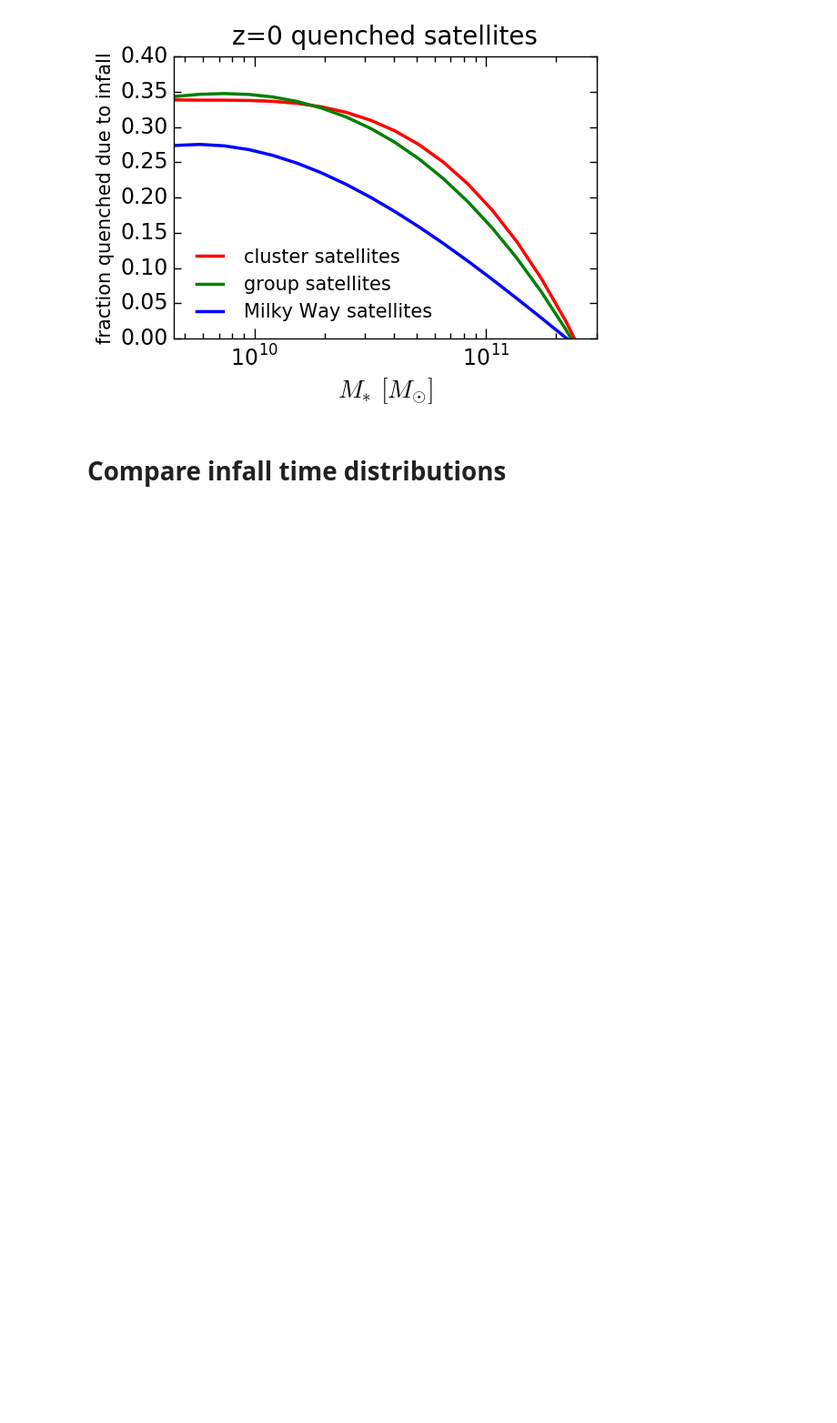
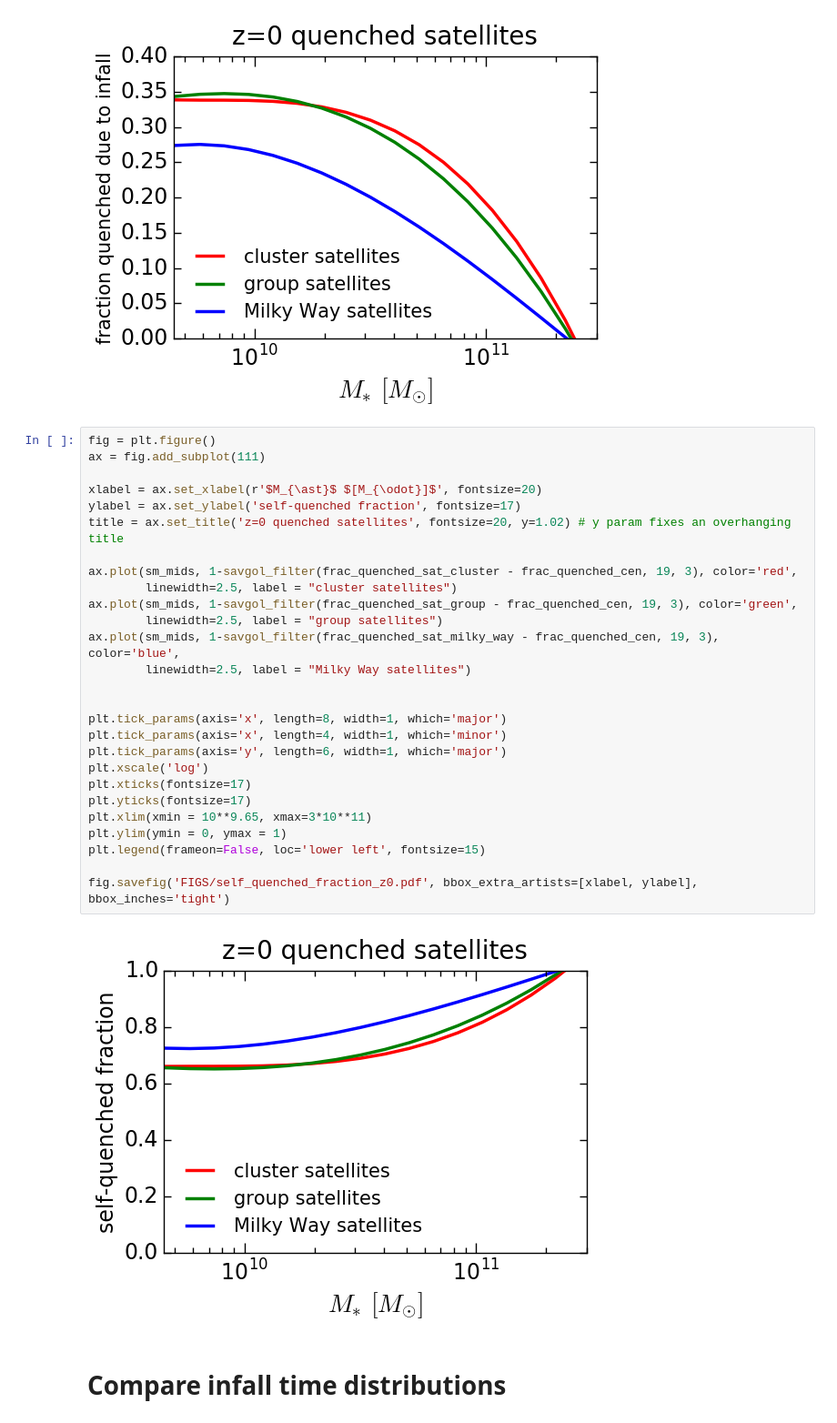
Before and after one commit to aphearin/time_evolving_cam_utils, a Jupyter notebook: fraction_quenched_after_infall.ipynb, the cells around one changed output. Shown at 91% size. Drawn from its saved outputs; the diff is of its cells as text; blank space fills up the shorter version.

Commit message:
Added self-quenched fraction plot

```diff
--- a/fraction_quenched_after_infall.ipynb
+++ b/fraction_quenched_after_infall.ipynb
@@ -255,6 +255,35 @@ plt.legend(frameon=False, loc='lower left', fontsize=15)
 fig.savefig('FIGS/infall_caused_quenched_fraction_z0.pdf', bbox_extra_artists=[xlabel, ylabel], bbox_inches='tight')
 # %% [output]
 [figure]
+# %%
+fig = plt.figure()
+ax = fig.add_subplot(111)
+
+xlabel = ax.set_xlabel(r'$M_{\ast}$ $[M_{\odot}]$', fontsize=20)
+ylabel = ax.set_ylabel('self-quenched fraction', fontsize=17)
+title = ax.set_title('z=0 quenched satellites', fontsize=20, y=1.02) # y param fixes an overhanging title
+
+ax.plot(sm_mids, 1-savgol_filter(frac_quenched_sat_cluster - frac_quenched_cen, 19, 3), color='red',
+        linewidth=2.5, label = "cluster satellites")
+ax.plot(sm_mids, 1-savgol_filter(frac_quenched_sat_group - frac_quenched_cen, 19, 3), color='green',
+        linewidth=2.5, label = "group satellites")
+ax.plot(sm_mids, 1-savgol_filter(frac_quenched_sat_milky_way - frac_quenched_cen, 19, 3), color='blue',
+        linewidth=2.5, label = "Milky Way satellites")
+
+
+plt.tick_params(axis='x', length=8, width=1, which='major')
+plt.tick_params(axis='x', length=4, width=1, which='minor')
+plt.tick_params(axis='y', length=6, width=1, which='major')
+plt.xscale('log')
+plt.xticks(fontsize=17)
+plt.yticks(fontsize=17)
+plt.xlim(xmin = 10**9.65, xmax=3*10**11)
+plt.ylim(ymin = 0, ymax = 1)
+plt.legend(frameon=False, loc='lower left', fontsize=15)
+
+fig.savefig('FIGS/self_quenched_fraction_z0.pdf', bbox_extra_artists=[xlabel, ylabel], bbox_inches='tight')
+# %% [output]
+[figure, added]
 # %% [markdown]
 # Compare infall time distributions
 # %% [markdown]
```
Also changed, not shown: 2 other files.
